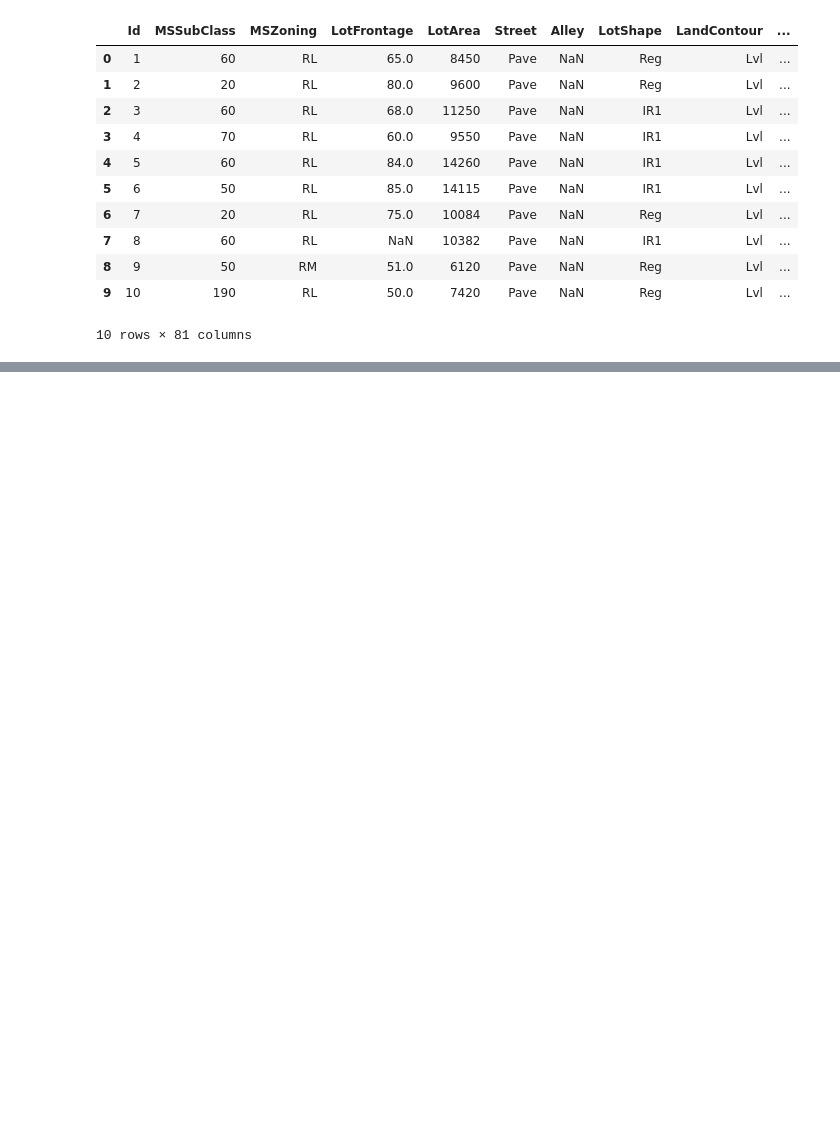
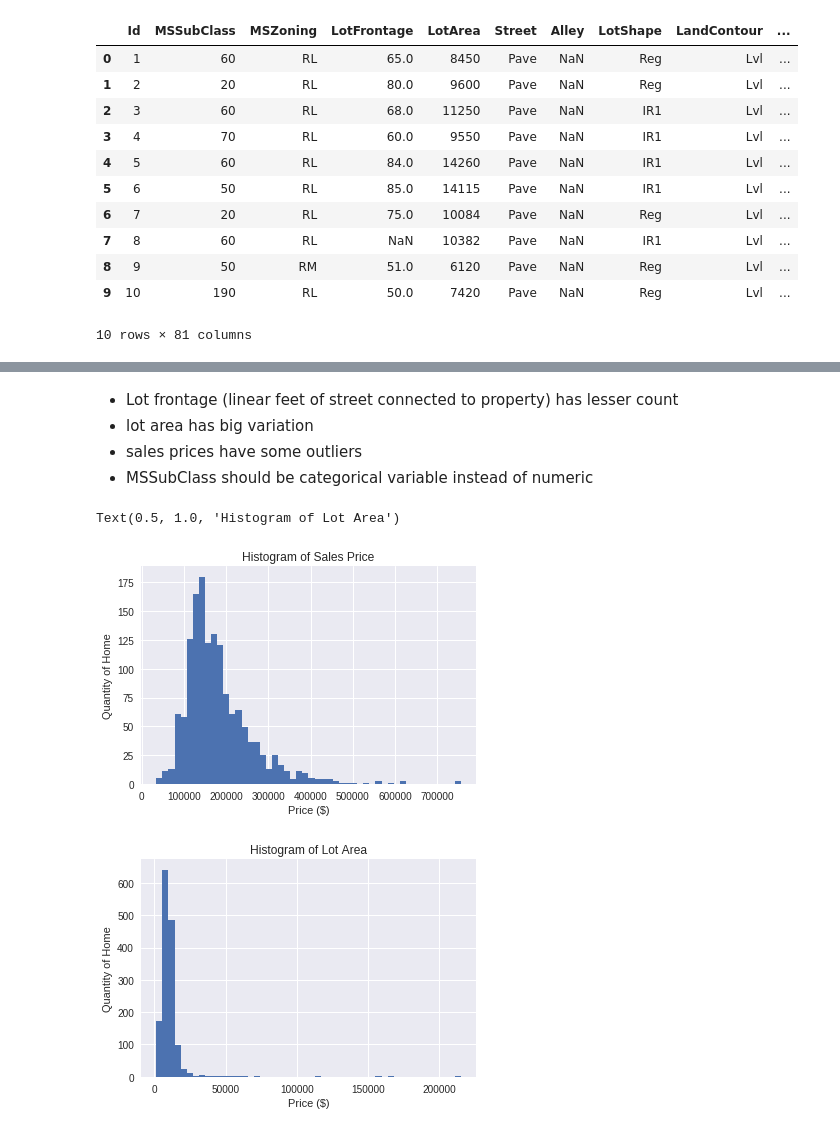
Before and after one commit to jjpeh/W207, a Jupyter notebook: W207_Home_Price_Prediction.ipynb, the cells around one changed output, grey strips where cells are left out. Drawn from its saved outputs; the diff is of its cells as text; code cells hidden in the pictures; blank space fills up the shorter version.

```diff
--- a/W207_Home_Price_Prediction.ipynb
+++ b/W207_Home_Price_Prediction.ipynb
@@ -55,0 +101,22 @@ train_df.head(10)
+# %% [markdown]
+- Lot frontage (linear feet of street connected to property) has lesser count
+- lot area has big variation
+- sales prices have some outliers
+- MSSubClass should be categorical variable instead of numeric
+# %%
+# some initial plots on important variables
+plt.figure(1)
+plt.hist("SalePrice", bins=50, data=train_df)
+plt.xlabel("Price ($)")
+plt.ylabel("Quantity of Home")
+plt.title("Histogram of Sales Price")
+
+plt.figure(2)
+plt.hist("LotArea", bins=50, data=train_df)
+plt.xlabel("Price ($)")
+plt.ylabel("Quantity of Home")
+plt.title("Histogram of Lot Area")
+# %% [output]
+Text(0.5, 1.0, 'Histogram of Lot Area')
+[figure, added]
+[figure, added]
```
Also changed, not shown: parts of 20 cells of this notebook.
